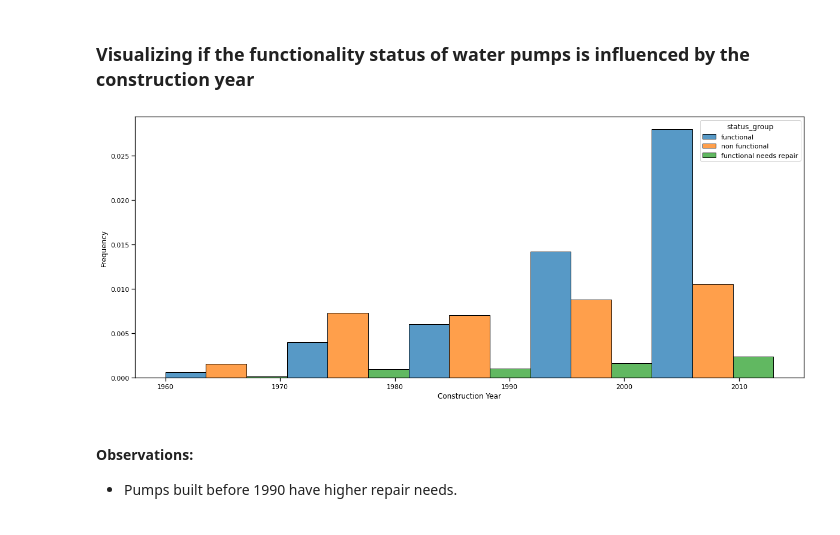
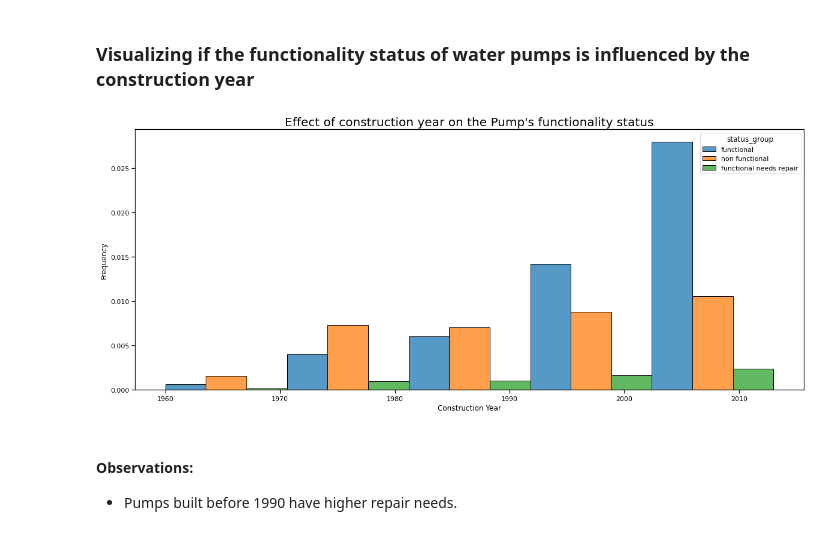
Before and after one commit to Uxer-Janine/Flatiron_DS_Phase_3, a Jupyter notebook: End of Phase Project/index.ipynb, the cells around one changed output. Cells and saved outputs as stored; diff of their text form; code cells hidden in the pictures.

```diff
--- a/End of Phase Project/index.ipynb
+++ b/End of Phase Project/index.ipynb
@@ -257,13 +324,22 @@ ax.set_ylabel('Number of Water Pumps');
 # %% [markdown]
 ### Visualizing if the functionality status of water pumps is influenced by the construction year
 # %%
+# Visualizing if the functionality status of water pumps is influenced by the construction year
+
 year = training_data[training_data['construction_year'] >0]
 fig, ax  = plt.subplots(figsize=(20,8))
 sns.histplot(data=year, x='construction_year', stat='density', hue='status_group', multiple='dodge',bins=5, ax=ax)
 ax.set_xlabel('Construction Year')
-ax.set_ylabel('Frequency');
+ax.set_ylabel('Frequency')
+plt.title("Effect of construction year on the Pump's functionality status", fontsize=20)
+
+# Save to Images folder
+plt.savefig("Images/Effect of construction year on the Pump's functionality status.png")
+
+# Show the plot
+plt.show();
 # %% [output]
-[figure, old version]
+[figure, new version]
 # %% [markdown]
 #### Observations:
 
```
Also changed, not shown: parts of 24 cells of this notebook.
